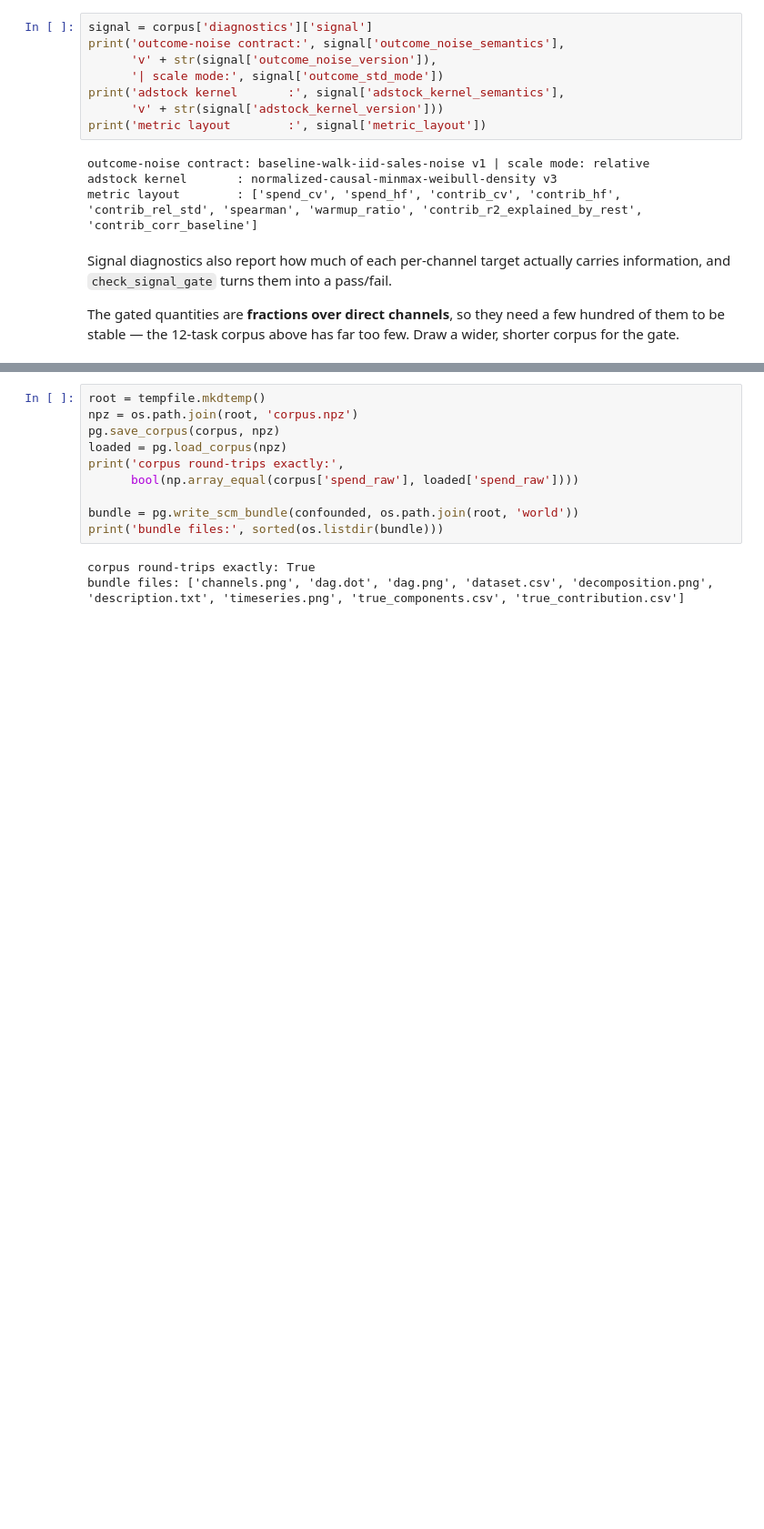
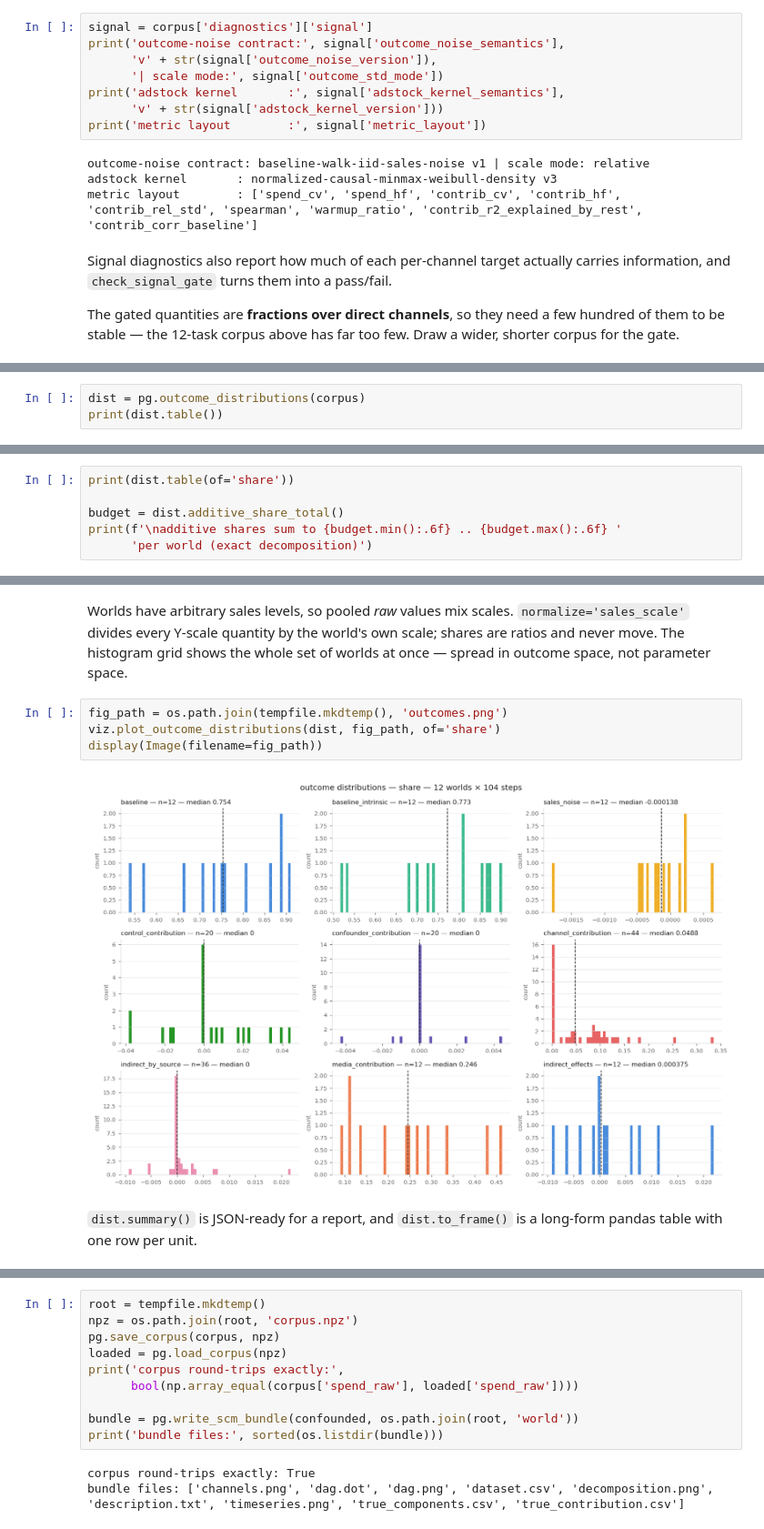
Before and after one commit to pymc-labs/pymc-generator, a Jupyter notebook: docs/examples/index.ipynb, the cells around one changed output, grey strips where cells are left out. Shown at 91% size. Saved outputs shown, nothing was run; the diff lists cells and outputs as text; blank space fills up the shorter version.

```diff
--- a/docs/examples/index.ipynb
+++ b/docs/examples/index.ipynb
@@ -665,0 +681,3 @@ gate passes: True
+# %%
+dist = pg.outcome_distributions(corpus)
+print(dist.table())
@@ -665,0 +710,6 @@ gate passes: True
+# %%
+print(dist.table(of='share'))
+
+budget = dist.additive_share_total()
+print(f'\nadditive shares sum to {budget.min():.6f} .. {budget.max():.6f} '
+      'per world (exact decomposition)')
@@ -665,0 +773,14 @@ gate passes: True
+# %% [markdown]
+Worlds have arbitrary sales levels, so pooled *raw* values mix scales.
+`normalize='sales_scale'` divides every Y-scale quantity by the world's own
+scale; shares are ratios and never move. The histogram grid shows the
+whole set of worlds at once — spread in outcome space, not parameter space.
+# %%
+fig_path = os.path.join(tempfile.mkdtemp(), 'outcomes.png')
+viz.plot_outcome_distributions(dist, fig_path, of='share')
+display(Image(filename=fig_path))
+# %% [output]
+[figure, added]
+# %% [markdown]
+`dist.summary()` is JSON-ready for a report, and `dist.to_frame()` is a
+long-form pandas table with one row per unit.
```
Also changed, not shown: parts of 27 cells of this notebook, 1 other file.
